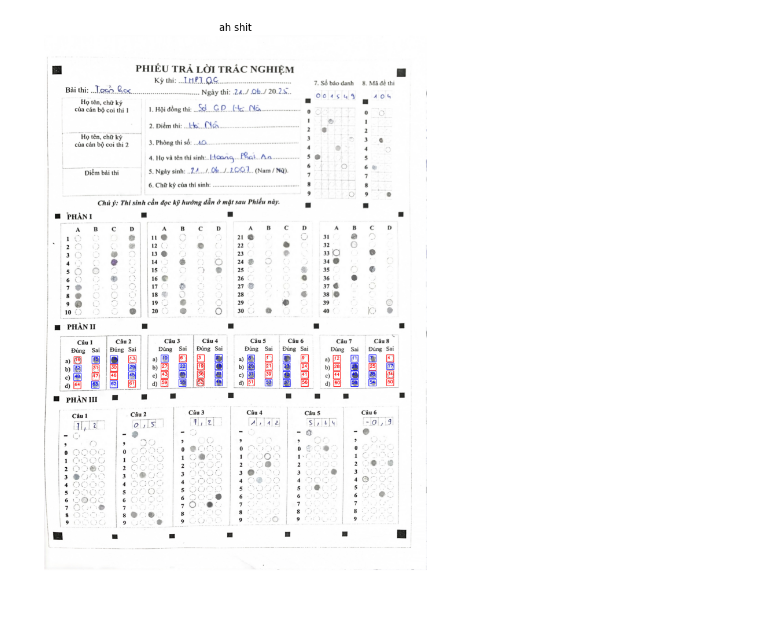
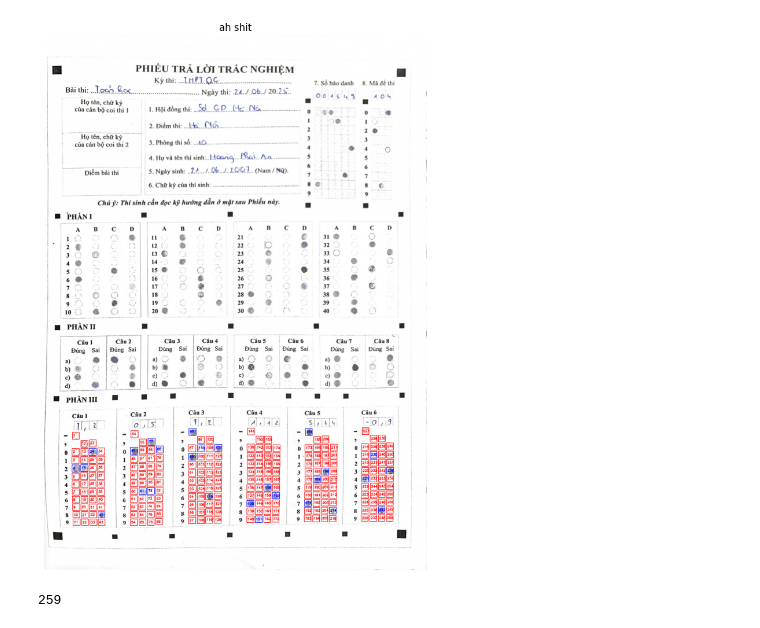
Before and after one commit to vtphatt2/AIC2024-autograde, a Jupyter notebook: part3_process.ipynb, the cells around one changed output. Cells and saved outputs as stored; diff of their text form; code cells hidden in the pictures.

Commit message:
result part 3

```diff
--- a/part3_process.ipynb
+++ b/part3_process.ipynb
@@ -3,12 +6,14 @@ from ultralytics import YOLO
 # %%
-model_path = 'best_part2.pt'
-
+model_path = 'best_part3.pt'
 model = YOLO(model_path)
-
-img_path = 'testset1/images/IMG_3960_iter_3.jpg'
+img_path = 'testset1/images/IMG_3960_iter_0.jpg'
 # %%
 results = model(img_path)
+# for result in results:
+#     result.show(labels=False)
 
-for result in results:
-    result.show(labels=False)
+result = results[0]
+boxes = result.boxes.xywhn
+labels = result.boxes.cls
+conf = result.boxes.conf
 # %% [output]
@@ -72,6 +21,0 @@ tensor([0.4565, 0.6484, 0.0195, 0.0134])
-# %%
-minus_sign = {boxes: result.boxes.xywhn}
-for i in range(6):
-    minus_sign.append([result.boxes.xywhn[i], result.boxes.cls[i]])
-# minus_sign = np.array(minus_sign)
-minus_sign
@@ -89,38 +88,42 @@ image_height, image_width = original_image.shape[:2]
 
 image_with_boxes = original_image.copy()
 
-# last_16_boxes = sorted_boxes[-16:]
+# sorted_boxes = [sorted_boxes[39], sorted_boxes[40]]
 
-for idx, box in enumerate(sorted_result.boxes.xywhn):
+for idx, box in enumerate(sorted_boxes):
     x_center = int(box[0] * image_width)
     y_center = int(box[1] * image_height)
     box_width = int(box[2] * image_width)
     box_height = int(box[3] * image_height)
 
     x_min = x_center - box_width // 2
     y_min = y_center - box_height // 2
     x_max = x_center + box_width // 2
     y_max = y_center + box_height // 2
 
     color = [(255, 0, 0), (0, 0, 255)]
-    cv2.rectangle(image_with_boxes, (x_min, y_min), (x_max, y_max), color[int(sorted_result.boxes.cls[idx])], 2)
+    cv2.rectangle(image_with_boxes, (x_min, y_min), (x_max, y_max), color[int(sorted_labels[idx])], 2)
 
     cv2.putText(
         image_with_boxes,
         str(idx + 1),
         (x_min + 5, y_min + 25),
         cv2.FONT_HERSHEY_SIMPLEX,
-        0.8,
-        color[int(sorted_result.boxes.cls[idx])],
+        0.6,
+        color[int(sorted_labels[idx])],
         2
     )
 
 image_rgb = cv2.cvtColor(image_with_boxes, cv2.COLOR_BGR2RGB)
 
 plt.figure(figsize=(12, 12))
 plt.imshow(image_rgb)
 plt.axis("off")
 plt.title("ah shit")
 plt.show()
 # %% [output]
-[figure, old version]
+[figure, new version]
+# %%
+len(sorted_boxes)
+# %% [output]
+259
```
Also changed, not shown: parts of 8 cells of this notebook, 7 other files.
